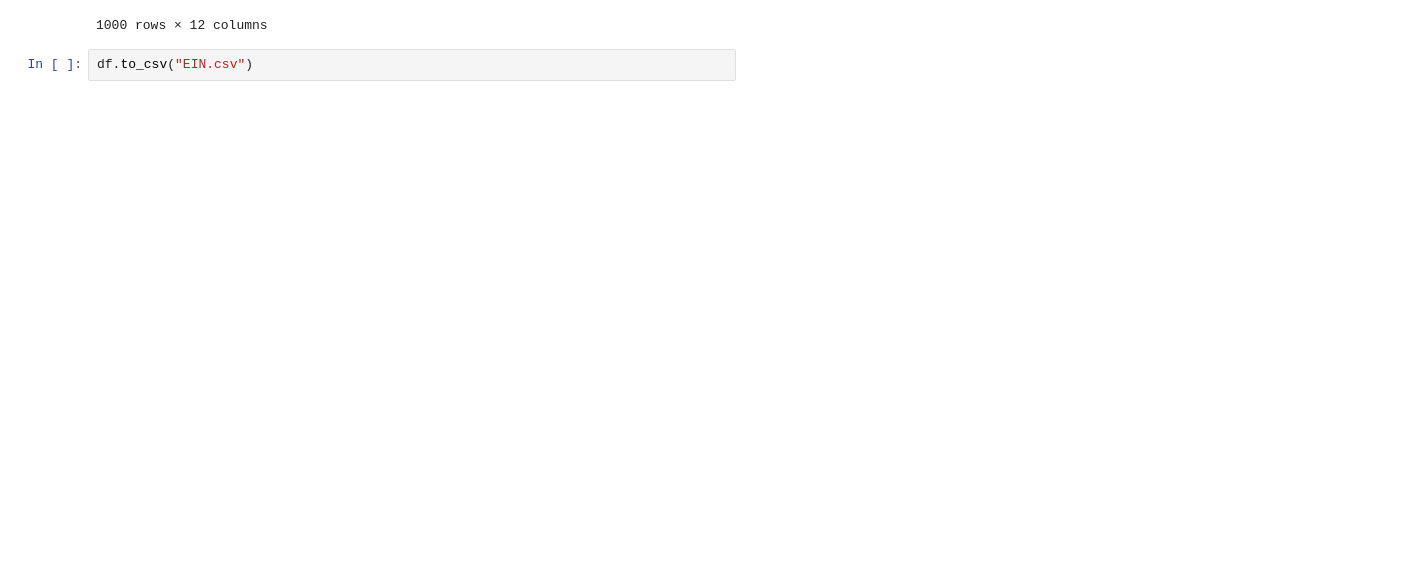
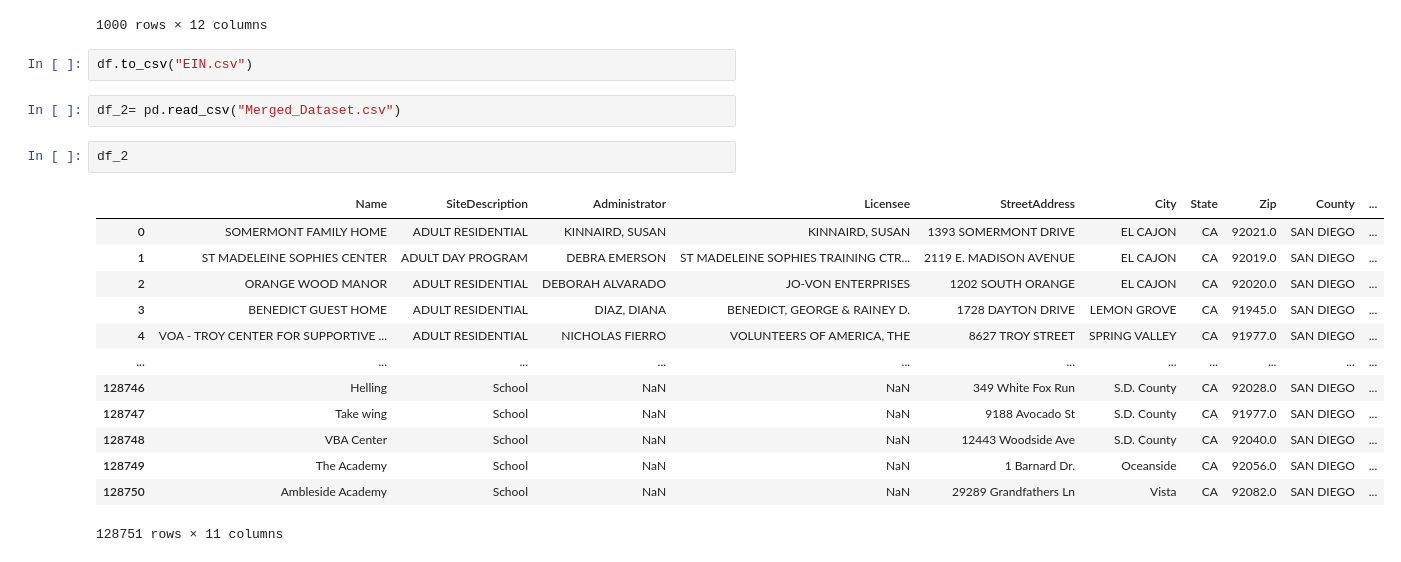
Before and after one commit to josetorre-bueno/MOVE, a Jupyter notebook: merged.ipynb, the cells around one changed output. Cells and saved outputs as stored; diff of their text form; blank space fills up the shorter version.

Commit message:
merged the EIN and merged dataset

```diff
--- a/merged.ipynb
+++ b/merged.ipynb
@@ -273,3 +273,21 @@ df
 1000 rows × 12 columns
 # %%
 df.to_csv("EIN.csv")
+# %%
+df_2= pd.read_csv("Merged_Dataset.csv")
+# %%
+df_2
+# %% [output]
+|  | Name | SiteDescription | Administrator | Licensee | StreetAddress | City | State | Zip | County | ... |
+| 0 | SOMERMONT FAMILY HOME | ADULT RESIDENTIAL | KINNAIRD, SUSAN | KINNAIRD, SUSAN | 1393 SOMERMONT DRIVE | EL CAJON | CA | 92021.0 | SAN DIEGO | ... |
+| 1 | ST MADELEINE SOPHIES CENTER | ADULT DAY PROGRAM | DEBRA EMERSON | ST MADELEINE SOPHIES TRAINING CTR... | 2119 E. MADISON AVENUE | EL CAJON | CA | 92019.0 | SAN DIEGO | ... |
+| 2 | ORANGE WOOD MANOR | ADULT RESIDENTIAL | DEBORAH ALVARADO | JO-VON ENTERPRISES | 1202 SOUTH ORANGE | EL CAJON | CA | 92020.0 | SAN DIEGO | ... |
+| 3 | BENEDICT GUEST HOME | ADULT RESIDENTIAL | DIAZ, DIANA | BENEDICT, GEORGE & RAINEY D. | 1728 DAYTON DRIVE | LEMON GROVE | CA | 91945.0 | SAN DIEGO | ... |
+| 4 | VOA - TROY CENTER FOR SUPPORTIVE ... | ADULT RESIDENTIAL | NICHOLAS FIERRO | VOLUNTEERS OF AMERICA, THE | 8627 TROY STREET | SPRING VALLEY | CA | 91977.0 | SAN DIEGO | ... |
+| ... | ... | ... | ... | ... | ... | ... | ... | ... | ... | ... |
+| 128746 | Helling | School | NaN | NaN | 349 White Fox Run | S.D. County | CA | 92028.0 | SAN DIEGO | ... |
+| 128747 | Take wing | School | NaN | NaN | 9188 Avocado St | S.D. County | CA | 91977.0 | SAN DIEGO | ... |
+| 128748 | VBA Center | School | NaN | NaN | 12443 Woodside Ave | S.D. County | CA | 92040.0 | SAN DIEGO | ... |
+| 128749 | The Academy | School | NaN | NaN | 1 Barnard Dr. | Oceanside | CA | 92056.0 | SAN DIEGO | ... |
+| 128750 | Ambleside Academy | School | NaN | NaN | 29289 Grandfathers Ln | Vista | CA | 92082.0 | SAN DIEGO | ... |
+128751 rows × 11 columns
```
Also changed, not shown: parts of 3 cells of this notebook, 1 other file.
